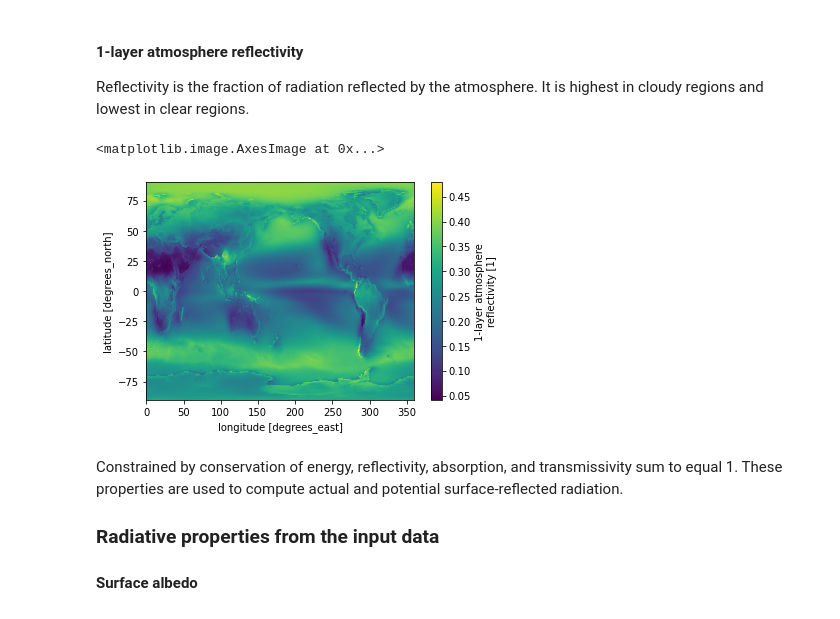
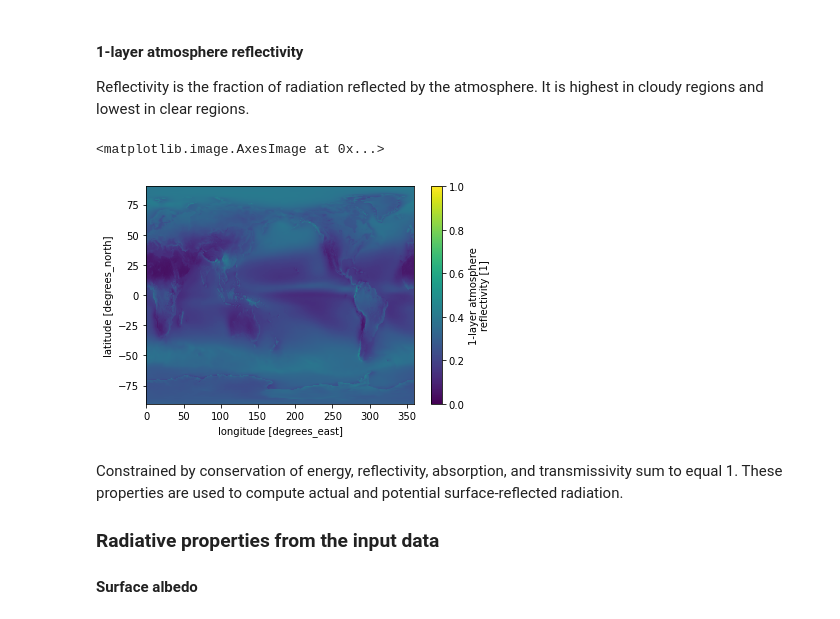
Before and after one commit to ReflectiveEarth/reflective-potential, a Jupyter notebook: notebooks/03-Analyze.ipynb, the cells around one changed output. Saved outputs shown, nothing was run; the diff lists cells and outputs as text; code cells hidden in the pictures.

```diff
--- a/notebooks/03-Analyze.ipynb
+++ b/notebooks/03-Analyze.ipynb
@@ -308,10 +455,10 @@ ds_rom.a.plot.imshow()
 
 Reflectivity is the fraction of radiation reflected by the atmosphere. It is highest in cloudy regions and lowest in clear regions.
 # %%
-ds_rom.r.plot.imshow()
+ds_rom.r.plot.imshow(vmin=0, vmax=1)
 # %% [output]
 <matplotlib.image.AxesImage at 0x...>
-[figure, old version]
+[figure, new version]
 # %% [markdown]
 Constrained by conservation of energy, reflectivity, absorption, and transmissivity
 sum to equal 1. These properties are used to compute actual and potential
```
Also changed, not shown: parts of 18 cells of this notebook.
